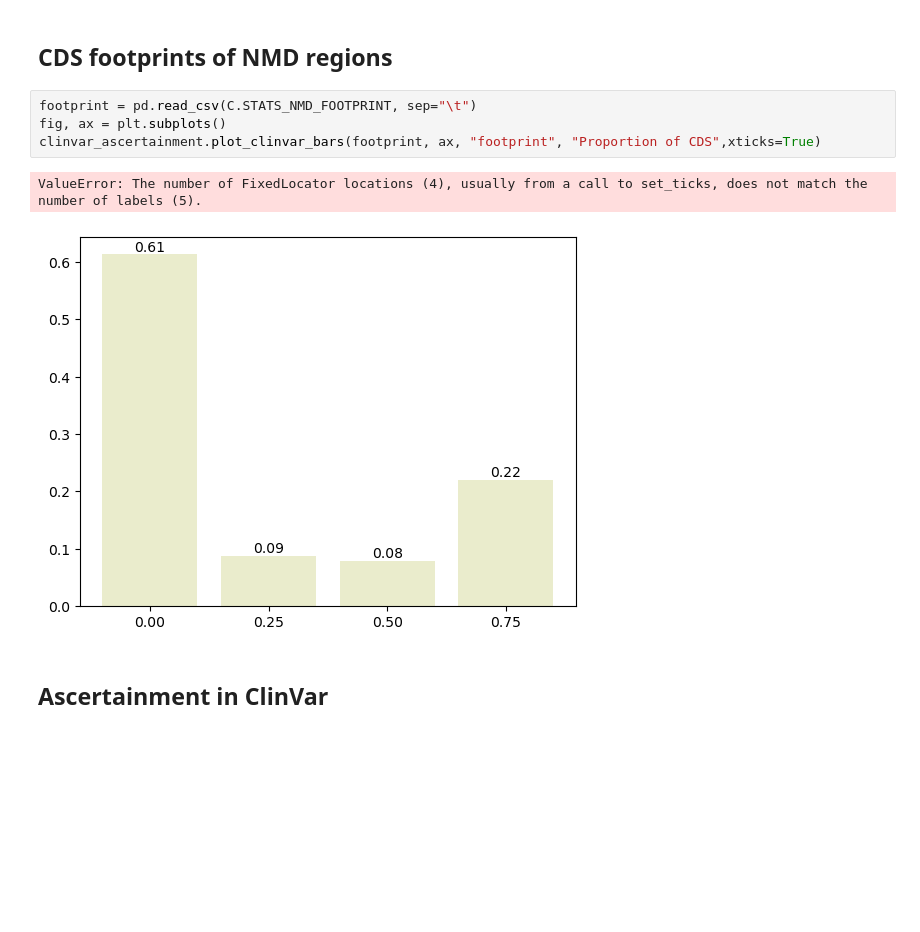
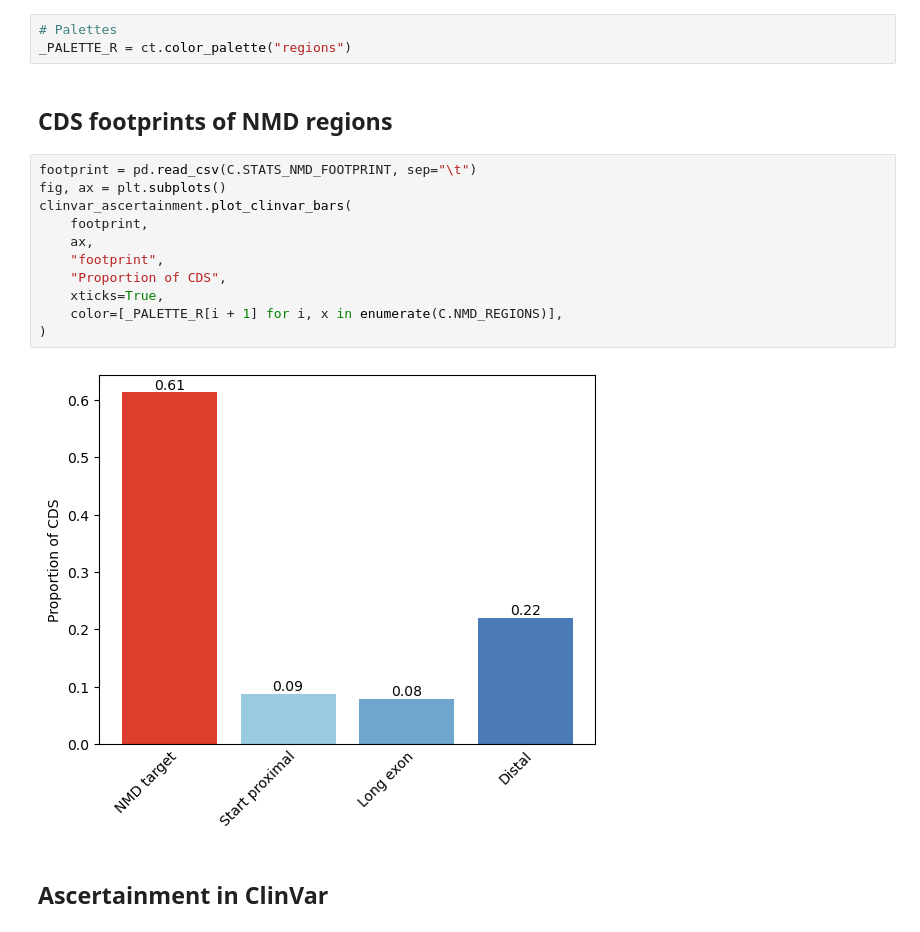
Before and after one commit to alexblakes/regional_nonsense_constraint, a Jupyter notebook: notebooks/figures/fig_01_clinvar_ascertainment_plots.ipynb, the cells around one changed output. Cells and saved outputs as stored; diff of their text form; blank space fills up the shorter version.

Commit message:
Relocate plotting constants

```diff
--- a/notebooks/figures/fig_01_clinvar_ascertainment_plots.ipynb
+++ b/notebooks/figures/fig_01_clinvar_ascertainment_plots.ipynb
@@ -14,15 +11,24 @@ import matplotlib.pyplot as plt
 from src import constants as C
 from src.visualisation import color_tools as ct
 from src.visualisation import clinvar_ascertainment
+# %%
+# Palettes
+_PALETTE_R = ct.color_palette("regions")
 # %% [markdown]
 ## CDS footprints of NMD regions
 # %%
 footprint = pd.read_csv(C.STATS_NMD_FOOTPRINT, sep="\t")
 fig, ax = plt.subplots()
-clinvar_ascertainment.plot_clinvar_bars(footprint, ax, "footprint", "Proportion of CDS",xticks=True)
+clinvar_ascertainment.plot_clinvar_bars(
+    footprint,
+    ax,
+    "footprint",
+    "Proportion of CDS",
+    xticks=True,
+    color=[_PALETTE_R[i + 1] for i, x in enumerate(C.NMD_REGIONS)],
+)
 # %% [output]
-ValueError: The number of FixedLocator locations (4), usually from a call to set_ticks, does not match the number of labels (5).
-[figure, old version]
+[figure, new version]
 # %% [markdown]
 ## Ascertainment in ClinVar
 # %%
```
Also changed, not shown: parts of 3 cells of this notebook, 4 other files.
